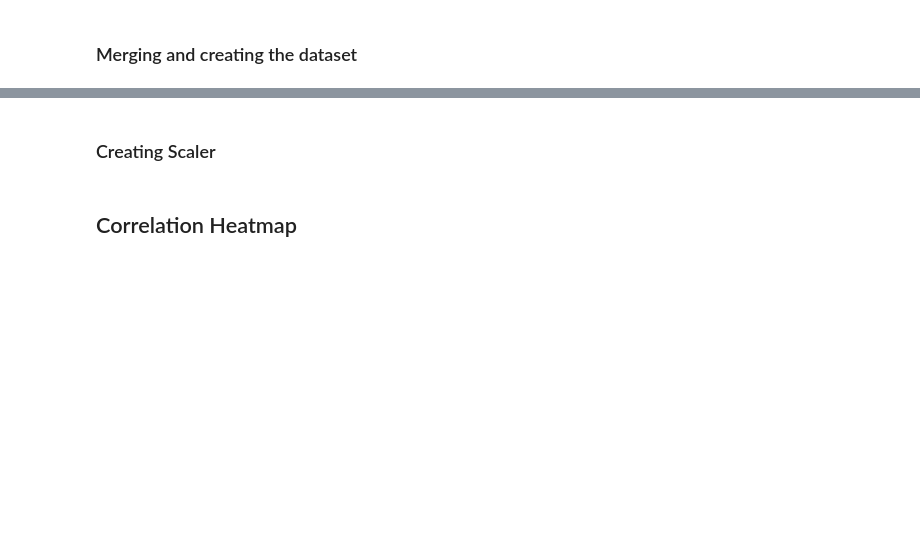
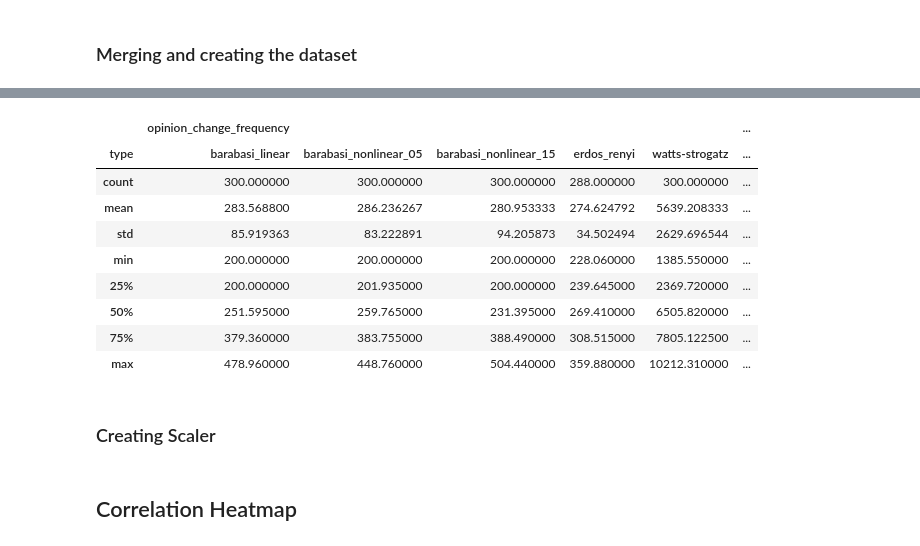
Before and after one commit to vitorfrois/SznajdNetworks, a Jupyter notebook: src/EDA.ipynb, the cells around one changed output, grey strips where cells are left out. Saved outputs shown, nothing was run; the diff lists cells and outputs as text; code cells hidden in the pictures; blank space fills up the shorter version.

```diff
--- a/src/EDA.ipynb
+++ b/src/EDA.ipynb
@@ -99,3 +76,16 @@ dataset
+# %%
+dataset.pivot(columns='type')[['opinion_change_frequency']].describe()
+# %% [output]
+|  | opinion_change_frequency |  |  |  |  | ... |
+| type | barabasi_linear | barabasi_nonlinear_05 | barabasi_nonlinear_15 | erdos_renyi | watts-strogatz | ... |
+| count | 300.000000 | 300.000000 | 300.000000 | 288.000000 | 300.000000 | ... |
+| mean | 283.568800 | 286.236267 | 280.953333 | 274.624792 | 5639.208333 | ... |
+| std | 85.919363 | 83.222891 | 94.205873 | 34.502494 | 2629.696544 | ... |
+| min | 200.000000 | 200.000000 | 200.000000 | 228.060000 | 1385.550000 | ... |
+| 25% | 200.000000 | 201.935000 | 200.000000 | 239.645000 | 2369.720000 | ... |
+| 50% | 251.595000 | 259.765000 | 231.395000 | 269.410000 | 6505.820000 | ... |
+| 75% | 379.360000 | 383.755000 | 388.490000 | 308.515000 | 7805.122500 | ... |
+| max | 478.960000 | 448.760000 | 504.440000 | 359.880000 | 10212.310000 | ... |
 # %% [markdown]
 ### Creating Scaler
 # %%
```
Also changed, not shown: parts of 10 cells of this notebook.
